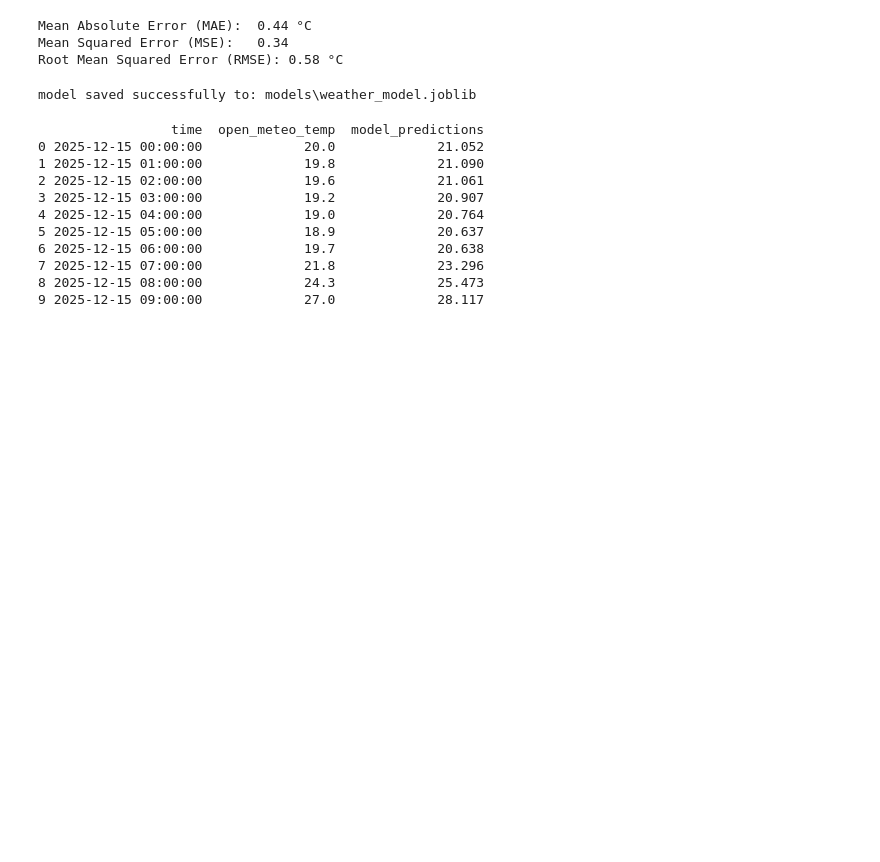
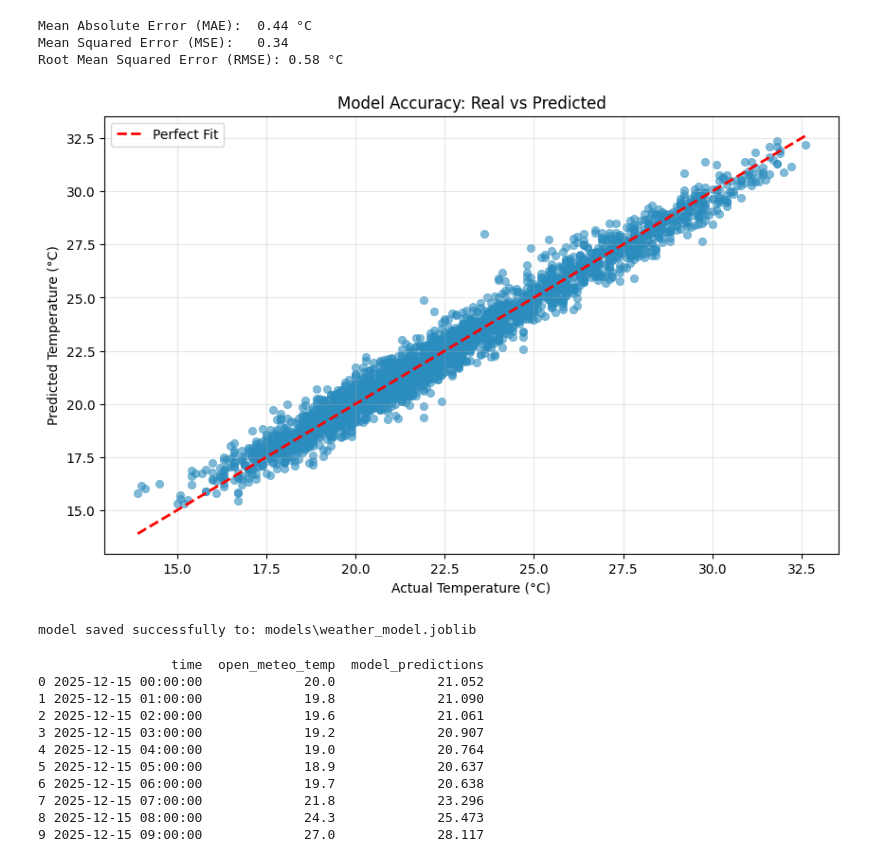
Before and after one commit to mateusmtorres23/Data-Python, a Jupyter notebook: weather-etl-ml/tests.ipynb, the cells around one changed output. Drawn from its saved outputs; the diff is of its cells as text; code cells hidden in the pictures; blank space fills up the shorter version.

```diff
--- a/weather-etl-ml/tests.ipynb
+++ b/weather-etl-ml/tests.ipynb
@@ -152,6 +182,23 @@ print(f"Root Mean Squared Error (RMSE): {rmse:.2f} °C")
 Mean Absolute Error (MAE):  0.44 °C
 Mean Squared Error (MSE):   0.34
 Root Mean Squared Error (RMSE): 0.58 °C
+# %%
+plt.figure(figsize=(10, 6))
+
+sns.scatterplot(x=y_test, y=predictions, alpha=0.6, edgecolor=None, color="#2b8cbe")
+
+min_val = min(y_test.min(), predictions.min())
+max_val = max(y_test.max(), predictions.max())
+plt.plot([min_val, max_val], [min_val, max_val], 'r--', lw=2, label="Perfect Fit")
+
+plt.xlabel("Actual Temperature (°C)")
+plt.ylabel("Predicted Temperature (°C)")
+plt.title("Model Accuracy: Real vs Predicted")
+plt.legend()
+plt.grid(True, alpha=0.3)
+plt.show()
+# %% [output]
+[figure, added]
 # %%
 model_path = Path("models/weather_model.joblib")
 model_path.parent.mkdir(parents=True, exist_ok=True)
```
Also changed, not shown: parts of 5 cells of this notebook, 3 other files.
